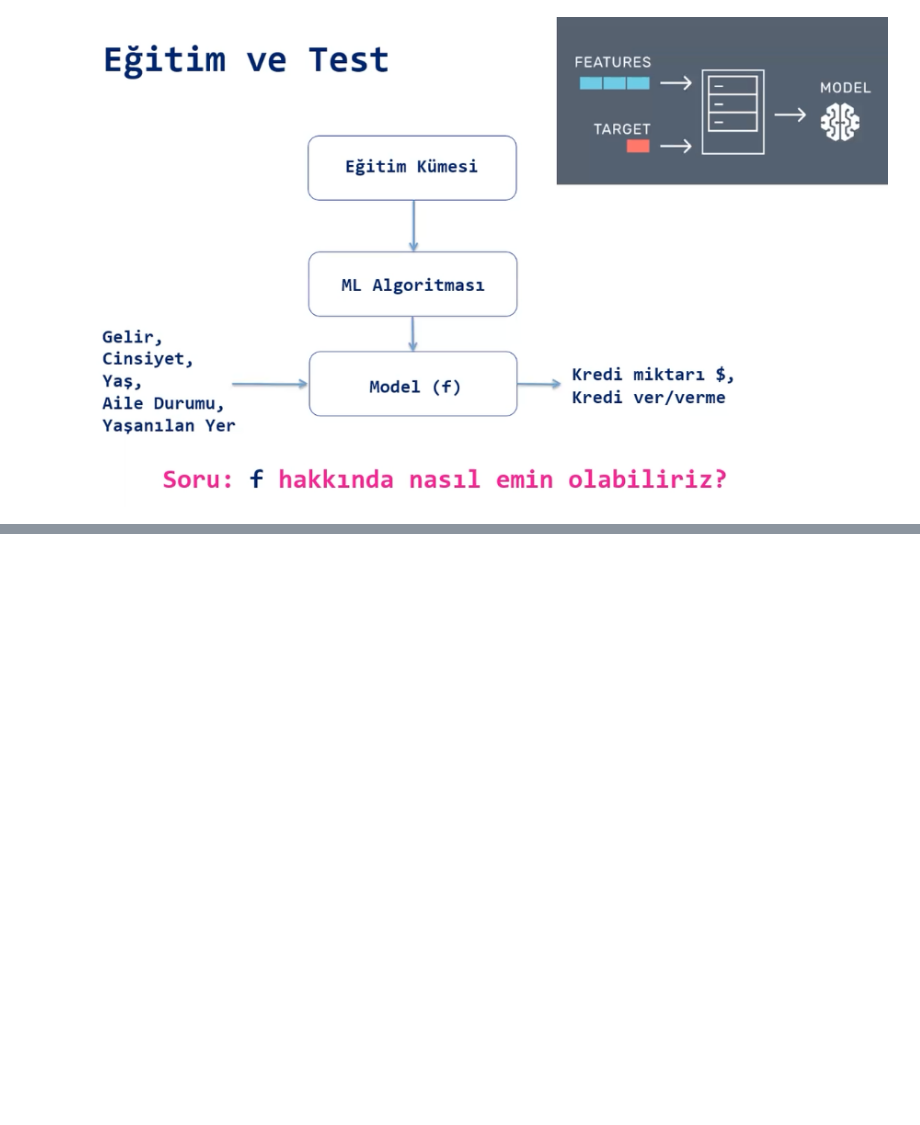
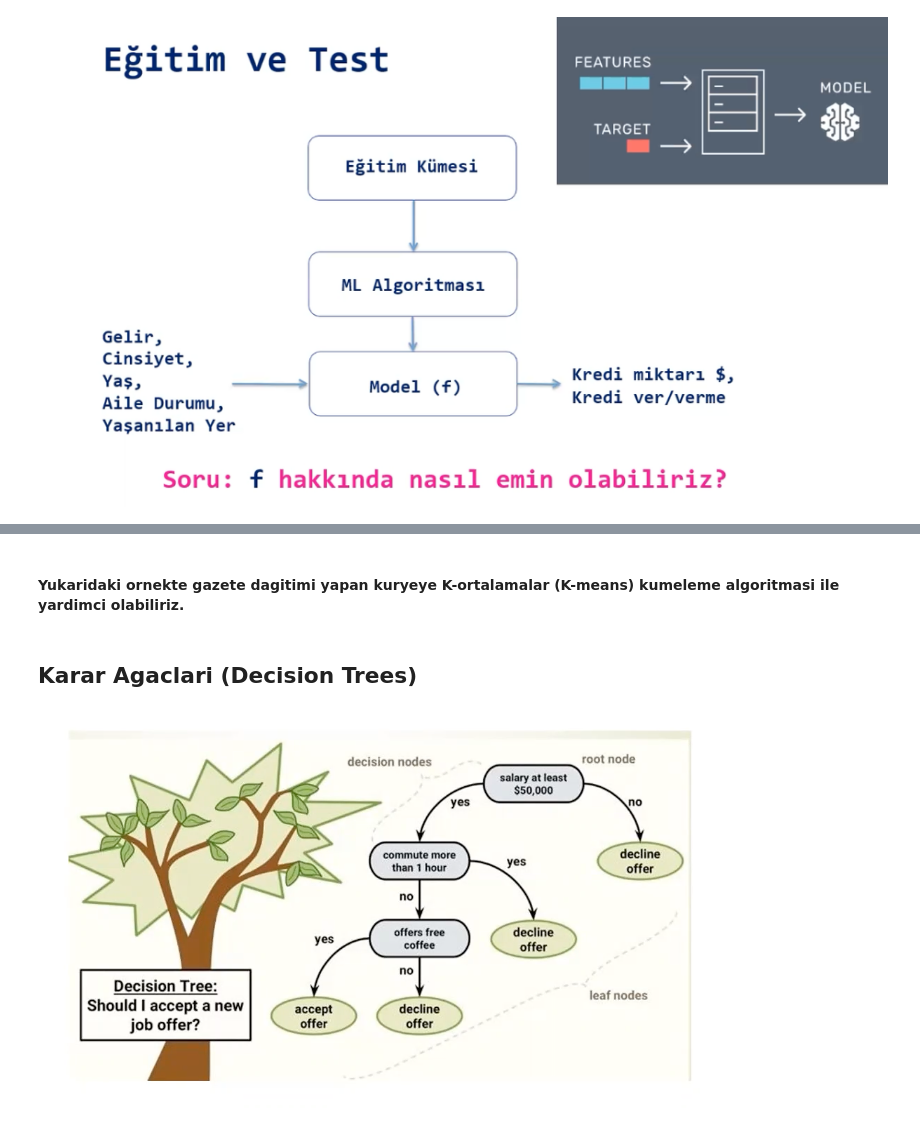
Before and after one commit to HuseyinEfkanAlp/PythonLectureNotes, a Jupyter notebook: MachineLearningNotes.ipynb, the cells around one changed output, grey strips where cells are left out. Drawn from its saved outputs; the diff is of its cells as text; code cells hidden in the pictures; blank space fills up the shorter version.

```diff
--- a/MachineLearningNotes.ipynb
+++ b/MachineLearningNotes.ipynb
@@ -56,0 +90,8 @@ display(Image(filename='images/egitimVeTest.png'))
+# %% [markdown]
+#### Yukaridaki ornekte gazete dagitimi yapan kuryeye K-ortalamalar (K-means) kumeleme algoritmasi ile yardimci olabiliriz.
+# %% [markdown]
+## Karar Agaclari (Decision Trees)
+# %%
+display(Image(filename='images/ornek4Decison.png'))
+# %% [output]
+[figure, added]
```
Also changed, not shown: parts of 13 cells of this notebook, 10 other files.
